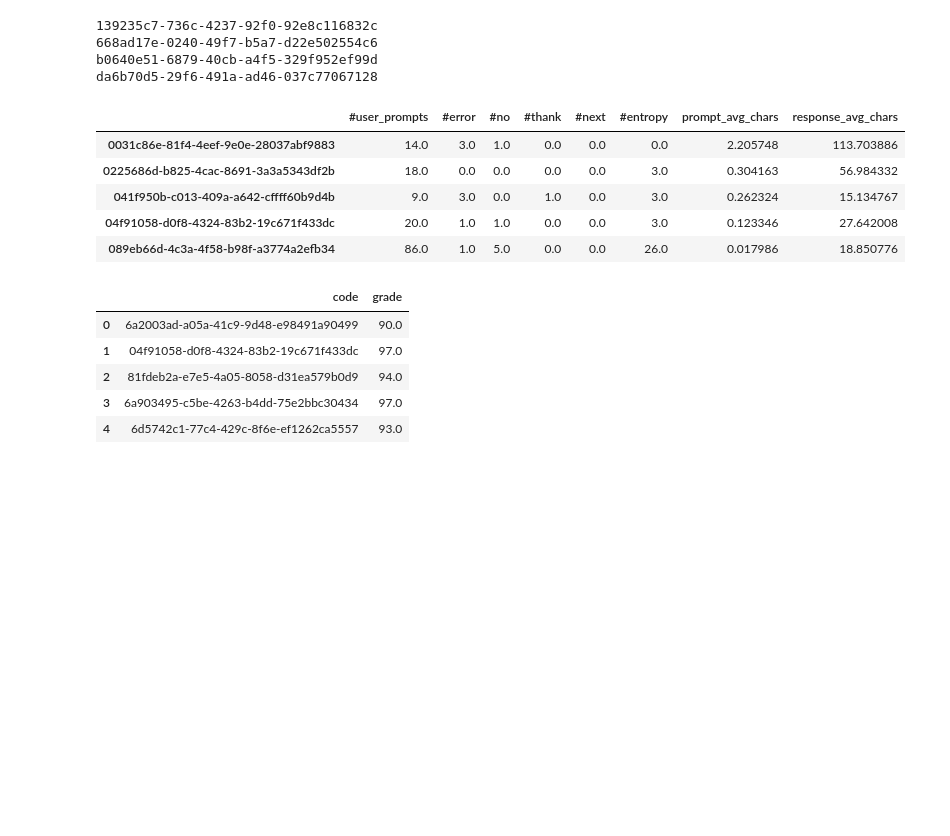
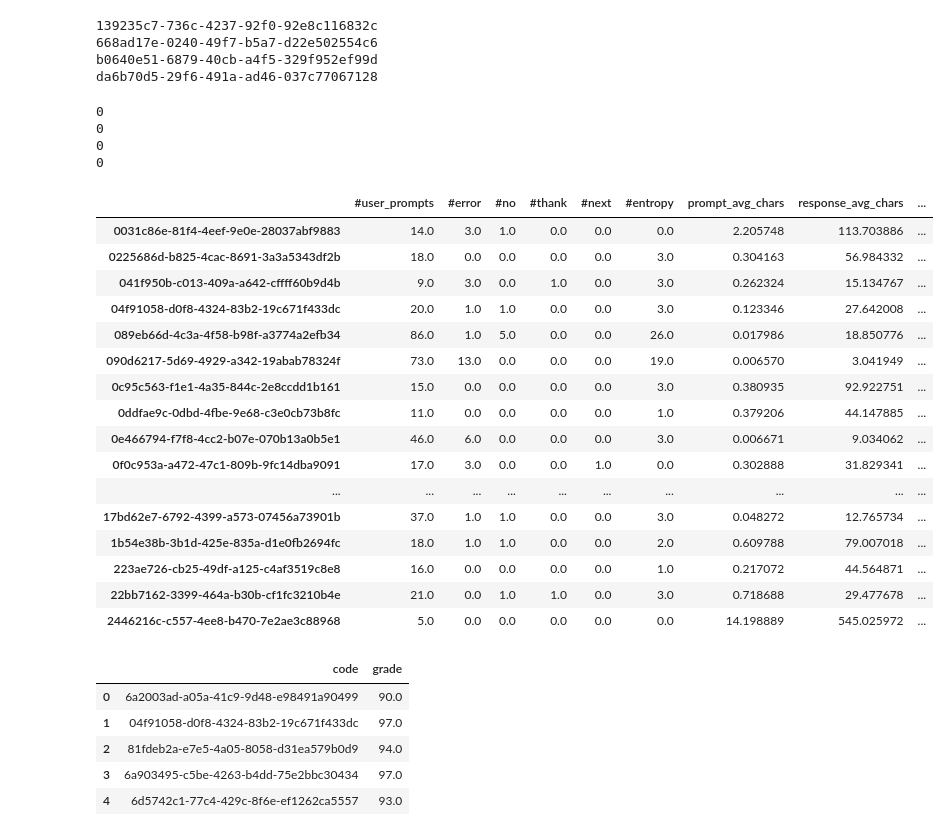
Before and after one commit to cerenarkac21/PROJE_CS412, a Jupyter notebook: code_base.ipynb, the cells around one changed output. Cells and saved outputs as stored; diff of their text form; code cells hidden in the pictures; blank space fills up the shorter version.

```diff
--- a/code_base.ipynb
+++ b/code_base.ipynb
@@ -398,3 +419,31 @@ for code, convs in code2convos.items():
 668ad17e-0240-49f7-b5a7-d22e502554c6
 b0640e51-6879-40cb-a4f5-329f952ef99d
 da6b70d5-29f6-491a-ad46-037c77067128
+# %%
+# count average code length in terms of number of chars in the code part of a response of ChatGPT
+
+total_sum = 0
+num = 0
+sum = 0
+for code, convs in code2convos.items():
+    for c in convs:
+        if c["role"] == "assistant":
+            num += 1
+            sum = 0
+            for line in c["code"]:
+                sum += len(line)
+            total_sum += sum
+    code2features[code]["avg_code_length"] = (total_sum/num)
+
+    ''''
+    if code2features[code]["response_avg_chars"] > 0:
+        code2features[code]["code_response_ratio"] = code2features[code]["avg_code_length"] / code2features[code]["response_avg_chars"]
+    else:
+        print(code2features[code]["response_avg_chars"])
+
+    '''
+# %% [output]
+0
+0
+0
+0
@@ -401,13 +496,24 @@ da6b70d5-29f6-491a-ad46-037c77067128
 # %%
 df = pd.DataFrame(code2features).T
-df.head(5)
+df.head(20)
 # %% [output]
-|  | #user_prompts | #error | #no | #thank | #next | #entropy | prompt_avg_chars | response_avg_chars |
-| 0031c86e-81f4-4eef-9e0e-28037abf9883 | 14.0 | 3.0 | 1.0 | 0.0 | 0.0 | 0.0 | 2.205748 | 113.703886 |
-| 0225686d-b825-4cac-8691-3a3a5343df2b | 18.0 | 0.0 | 0.0 | 0.0 | 0.0 | 3.0 | 0.304163 | 56.984332 |
-| 041f950b-c013-409a-a642-cffff60b9d4b | 9.0 | 3.0 | 0.0 | 1.0 | 0.0 | 3.0 | 0.262324 | 15.134767 |
-| 04f91058-d0f8-4324-83b2-19c671f433dc | 20.0 | 1.0 | 1.0 | 0.0 | 0.0 | 3.0 | 0.123346 | 27.642008 |
-| 089eb66d-4c3a-4f58-b98f-a3774a2efb34 | 86.0 | 1.0 | 5.0 | 0.0 | 0.0 | 26.0 | 0.017986 | 18.850776 |
+|  | #user_prompts | #error | #no | #thank | #next | #entropy | prompt_avg_chars | response_avg_chars | ... |
+| 0031c86e-81f4-4eef-9e0e-28037abf9883 | 14.0 | 3.0 | 1.0 | 0.0 | 0.0 | 0.0 | 2.205748 | 113.703886 | ... |
+| 0225686d-b825-4cac-8691-3a3a5343df2b | 18.0 | 0.0 | 0.0 | 0.0 | 0.0 | 3.0 | 0.304163 | 56.984332 | ... |
+| 041f950b-c013-409a-a642-cffff60b9d4b | 9.0 | 3.0 | 0.0 | 1.0 | 0.0 | 3.0 | 0.262324 | 15.134767 | ... |
+| 04f91058-d0f8-4324-83b2-19c671f433dc | 20.0 | 1.0 | 1.0 | 0.0 | 0.0 | 3.0 | 0.123346 | 27.642008 | ... |
+| 089eb66d-4c3a-4f58-b98f-a3774a2efb34 | 86.0 | 1.0 | 5.0 | 0.0 | 0.0 | 26.0 | 0.017986 | 18.850776 | ... |
+| 090d6217-5d69-4929-a342-19abab78324f | 73.0 | 13.0 | 0.0 | 0.0 | 0.0 | 19.0 | 0.006570 | 3.041949 | ... |
+| 0c95c563-f1e1-4a35-844c-2e8ccdd1b161 | 15.0 | 0.0 | 0.0 | 0.0 | 0.0 | 3.0 | 0.380935 | 92.922751 | ... |
+| 0ddfae9c-0dbd-4fbe-9e68-c3e0cb73b8fc | 11.0 | 0.0 | 0.0 | 0.0 | 0.0 | 1.0 | 0.379206 | 44.147885 | ... |
+| 0e466794-f7f8-4cc2-b07e-070b13a0b5e1 | 46.0 | 6.0 | 0.0 | 0.0 | 0.0 | 3.0 | 0.006671 | 9.034062 | ... |
+| 0f0c953a-a472-47c1-809b-9fc14dba9091 | 17.0 | 3.0 | 0.0 | 0.0 | 1.0 | 0.0 | 0.302888 | 31.829341 | ... |
+| ... | ... | ... | ... | ... | ... | ... | ... | ... | ... |
+| 17bd62e7-6792-4399-a573-07456a73901b | 37.0 | 1.0 | 1.0 | 0.0 | 0.0 | 3.0 | 0.048272 | 12.765734 | ... |
+| 1b54e38b-3b1d-425e-835a-d1e0fb2694fc | 18.0 | 1.0 | 1.0 | 0.0 | 0.0 | 2.0 | 0.609788 | 79.007018 | ... |
+| 223ae726-cb25-49df-a125-c4af3519c8e8 | 16.0 | 0.0 | 0.0 | 0.0 | 0.0 | 1.0 | 0.217072 | 44.564871 | ... |
+| 22bb7162-3399-464a-b30b-cf1fc3210b4e | 21.0 | 0.0 | 1.0 | 1.0 | 0.0 | 3.0 | 0.718688 | 29.477678 | ... |
+| 2446216c-c557-4ee8-b470-7e2ae3c88968 | 5.0 | 0.0 | 0.0 | 0.0 | 0.0 | 0.0 | 14.198889 | 545.025972 | ... |
 # %%
 # # reading the scores
 # scores = pd.read_csv("data/scores.csv", sep=",")
```
Also changed, not shown: parts of 10 cells of this notebook, 2 other files.
